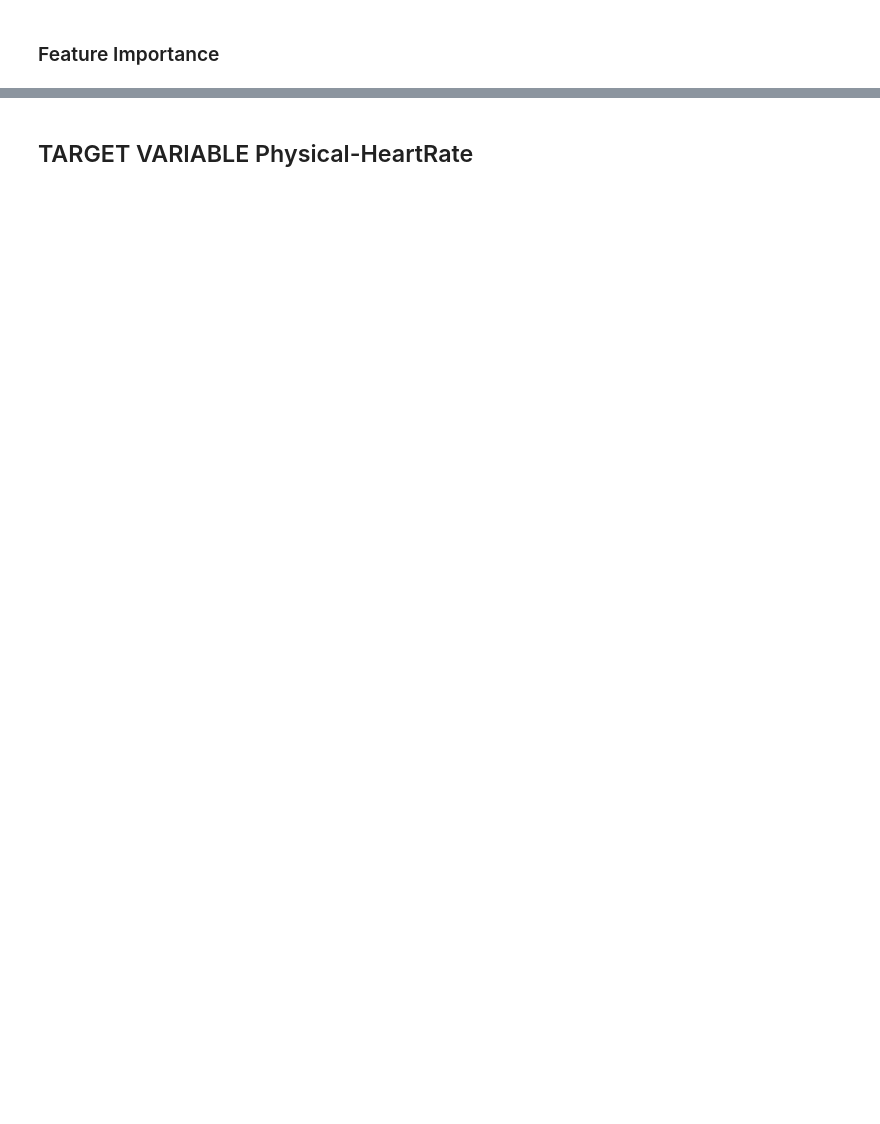
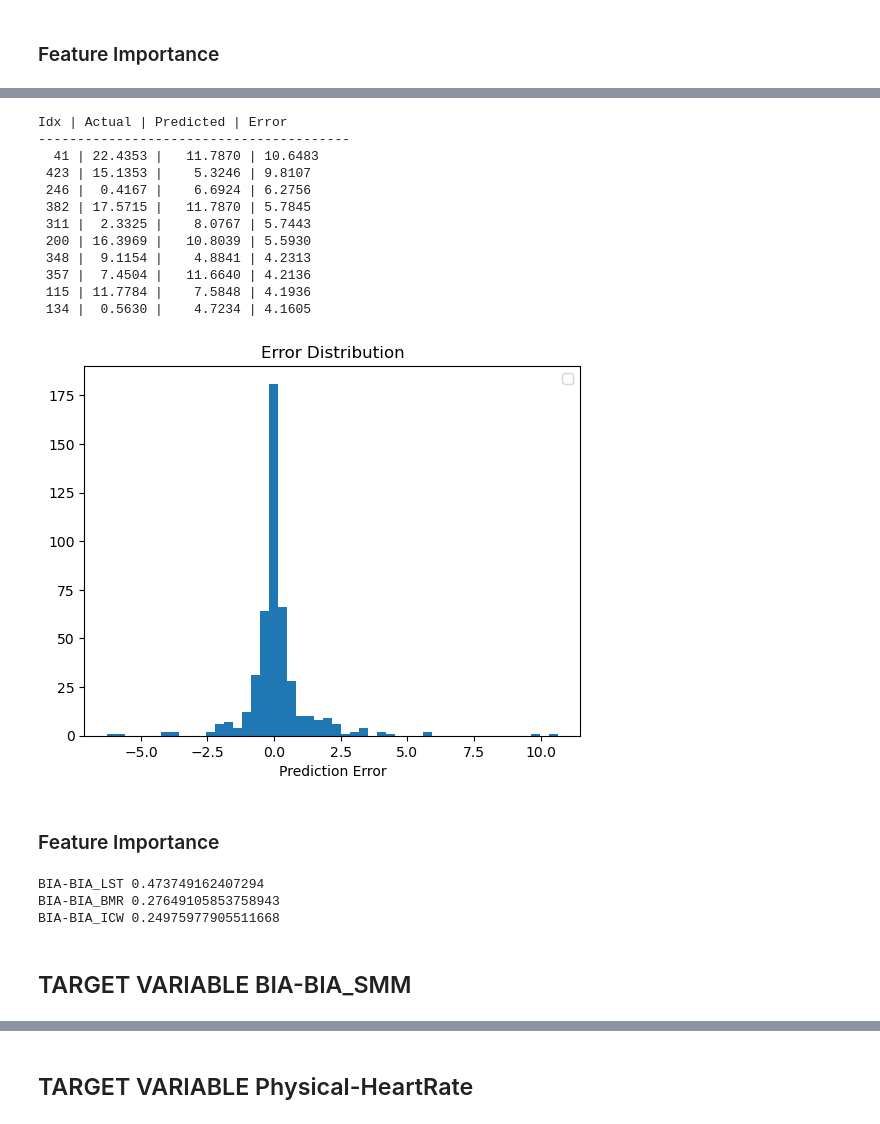
Before and after one commit to alicecalderini/DATAMINING_2-Project, a Jupyter notebook: 4.DATA CLEANING/Decision_Tree_NULL.ipynb, the cells around one changed output, grey strips where cells are left out. Cells and saved outputs as stored; diff of their text form; code cells hidden in the pictures; blank space fills up the shorter version.

```diff
--- a/4.DATA CLEANING/Decision_Tree_NULL.ipynb
+++ b/4.DATA CLEANING/Decision_Tree_NULL.ipynb
@@ -671,0 +790,44 @@ Physical-Weight 0.0006892047280923432
+# %%
+errors = np.abs(y_test - y_pred)
+
+# Top 10 worst predictions
+worst_indices = np.argsort(errors)[-10:][::-1]
+
+print("Idx | Actual | Predicted | Error")
+print("-" * 40)
+for i in worst_indices:
+    print(f"{i:4d} | {y_test[i]:7.4f} | {y_pred[i]:9.4f} | {errors[i]:.4f}")
+
+# Error distribution plot
+plt.hist(y_test - y_pred, bins=50)
+plt.xlabel('Prediction Error')
+plt.title('Error Distribution')
+plt.legend()
+plt.show()
+# %% [output]
+Idx | Actual | Predicted | Error
+----------------------------------------
+  41 | 22.4353 |   11.7870 | 10.6483
+ 423 | 15.1353 |    5.3246 | 9.8107
+ 246 |  0.4167 |    6.6924 | 6.2756
+ 382 | 17.5715 |   11.7870 | 5.7845
+ 311 |  2.3325 |    8.0767 | 5.7443
+ 200 | 16.3969 |   10.8039 | 5.5930
+ 348 |  9.1154 |    4.8841 | 4.2313
+ 357 |  7.4504 |   11.6640 | 4.2136
+ 115 | 11.7784 |    7.5848 | 4.1936
+ 134 |  0.5630 |    4.7234 | 4.1605
+[figure, added]
+# %% [markdown]
+### Feature Importance
+# %%
+zipped = zip(attributes, dt_reg_BMC.feature_importances_)
+zipped = sorted(zipped, key=lambda x: x[1], reverse=True)
+for col, imp in zipped:
+    print(col, imp)
+# %% [output]
+BIA-BIA_LST 0.473749162407294
+BIA-BIA_BMR 0.27649105853758943
+BIA-BIA_ICW 0.24975977905511668
+# %% [markdown]
+## TARGET VARIABLE BIA-BIA_SMM
```
Also changed, not shown: parts of 201 cells of this notebook, 1 other file.
